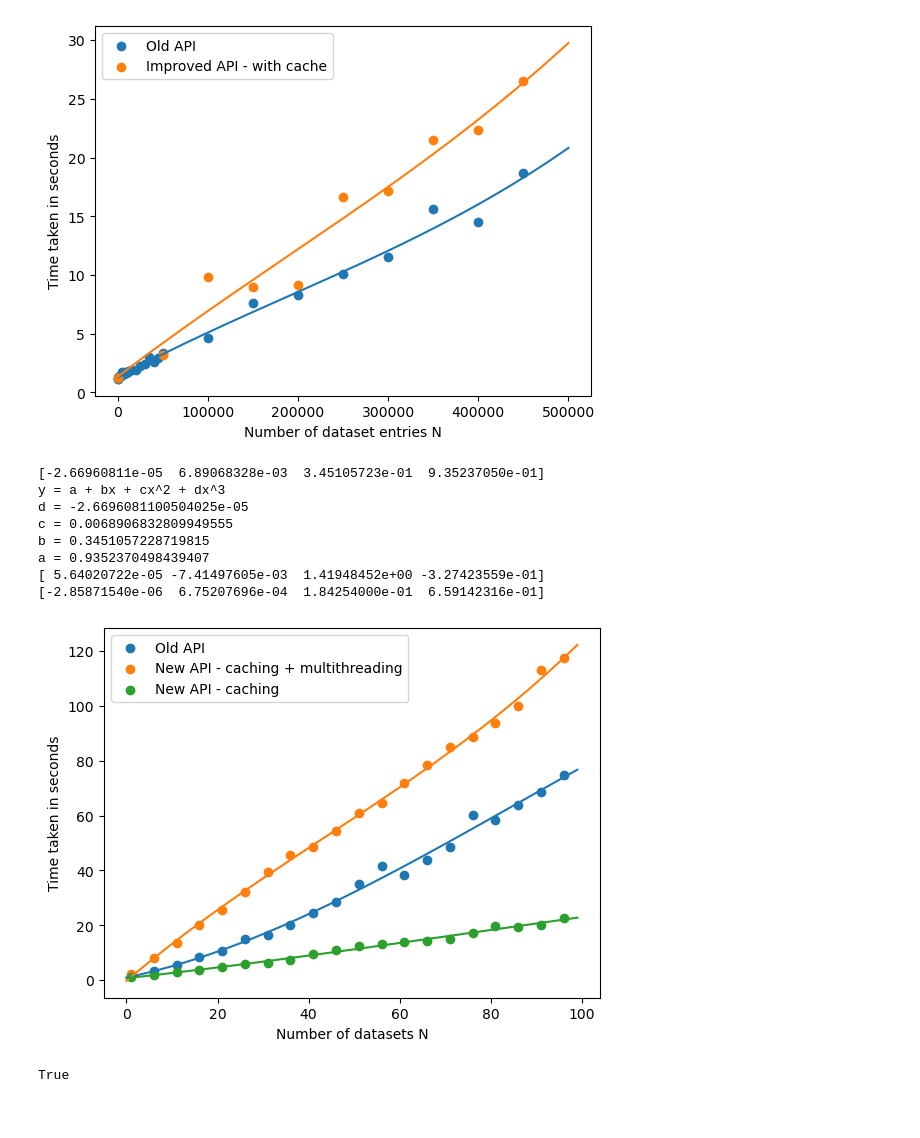
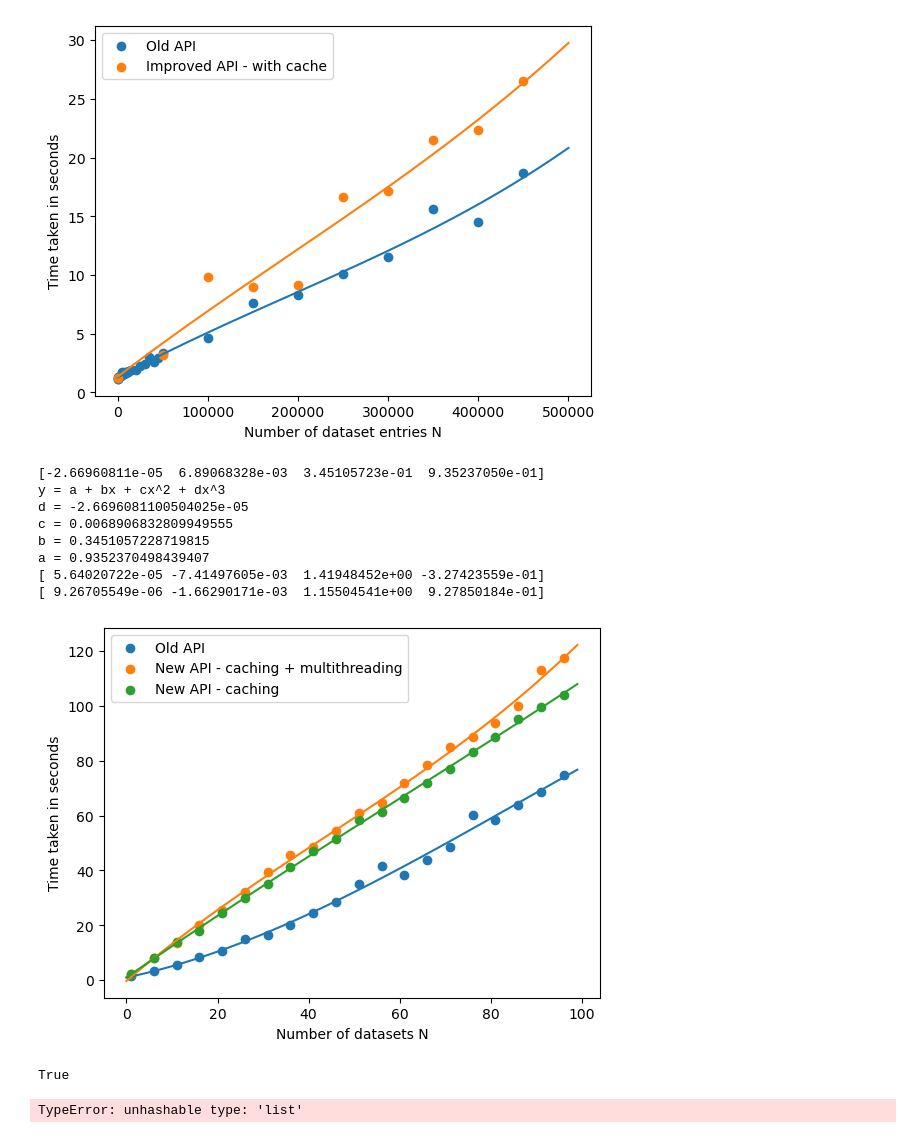
Before and after one commit to SplitSky/resdata, a Jupyter notebook: notebooks/Timing functions.ipynb, the cells around one changed output. Saved outputs shown, nothing was run; the diff lists cells and outputs as text; code cells hidden in the pictures.

Commit message:
Added multi threading and caching adjustments. Re run for timing

```diff
--- a/notebooks/Timing functions.ipynb
+++ b/notebooks/Timing functions.ipynb
@@ -259,36 +259,36 @@ plt.ylabel("Time taken in seconds")
 
 x=[1, 6, 11, 16, 21, 26, 31, 36, 41, 46, 51, 56, 61, 66, 71, 76, 81, 86, 91, 96]
 y=[2.100241333999975, 7.896130803999995, 13.640754995999941, 20.190658655000107, 25.53603172399994, 32.196204351999995, 39.250101162999954, 45.79257638099989, 48.386442722999846, 54.52535201500018, 60.80014264800002, 64.52099327499991, 72.026700678, 78.48227784200003, 84.90396071600026, 88.71947550300001, 93.93378571999983, 99.99435189199994, 112.95856452599992, 117.50994970300007]
 coff = np.polyfit(x,y,3)
 print(coff)
 plt.scatter(x,y, label="New API - caching + multithreading")
 f = lambda x, coff : coff[3] + coff[2]*x + coff[1]*x**2 + coff[0]*x**3
 plt.plot(x_abs, f(x_abs, coff))
 
 
 ## new data part 2
 x=[1, 6, 11, 16, 21, 26, 31, 36, 41, 46, 51, 56, 61, 66, 71, 76, 81, 86, 91, 96]
-y=[0.9862824440006079, 1.8816902389999086, 2.766967824999483, 3.611041443999966, 4.885589725999125, 5.705161138000221, 6.29141802400045, 7.268103696000253, 9.675513053000032, 10.929272551000395, 12.272239001999878, 13.009811162000005, 13.914943540999957, 14.281194015999972, 15.092114686999594, 17.222089711999615, 19.68683948799935, 19.181434358999468, 20.020670221999353, 22.779589177999696]
+y=[2.1844475549996787, 7.860361050999927, 13.937082396000278, 18.051642708000145, 24.310533532000136, 29.93687330800003, 35.19220511499998, 41.07095448899963, 47.01845956999978, 51.42236696600003, 58.392714051999974, 61.12791135699945, 66.43066885499957, 72.05026909299977, 76.99143818700031, 83.3359589240008, 88.59227226299936, 95.2795517049999, 99.63502233800045, 103.8142692499996]
 
 coff = np.polyfit(x,y,3)
 print(coff)
 plt.scatter(x,y, label="New API - caching")
 f = lambda x, coff : coff[3] + coff[2]*x + coff[1]*x**2 + coff[0]*x**3
 plt.plot(x_abs, f(x_abs, coff))
 
 
 plt.legend()
 plt.show()
 # %% [output]
 [-2.66960811e-05  6.89068328e-03  3.45105723e-01  9.35237050e-01]
 y = a + bx + cx^2 + dx^3
 d = -2.6696081100504025e-05
 c = 0.0068906832809949555
 b = 0.3451057228719815
 a = 0.9352370498439407
 [ 5.64020722e-05 -7.41497605e-03  1.41948452e+00 -3.27423559e-01]
-[-2.85871540e-06  6.75207696e-04  1.84254000e-01  6.59142316e-01]
+[ 9.26705549e-06 -1.66290171e-03  1.15504541e+00  9.27850184e-01]
-[figure, old version]
+[figure, new version]
 # %%
 # number of experiments dependence on time
 # %%
@@ -300,3 +300,23 @@ limit = datetime.utcnow() + timedelta(minutes=20)
 print(limit > time_now)
 # %% [output]
 True
+# %%
+import threading
+
+def function(names):
+    temp = 4
+    print({names[0]: temp, names[1]: temp})
+    return {names[0]: temp, names[1]: temp}
+
+names = ["A", "B"]
+number = 2
+power = 2
+
+thread = threading.Thread(target=function, args={names,})
+thread2 = threading.Thread(target=function, args={names,})
+thread.start()
+thread2.start()
+thread.join()
+thread2.join()
+# %% [output]
+TypeError: unhashable type: 'list'
```
Also changed, not shown: 2 other files.
